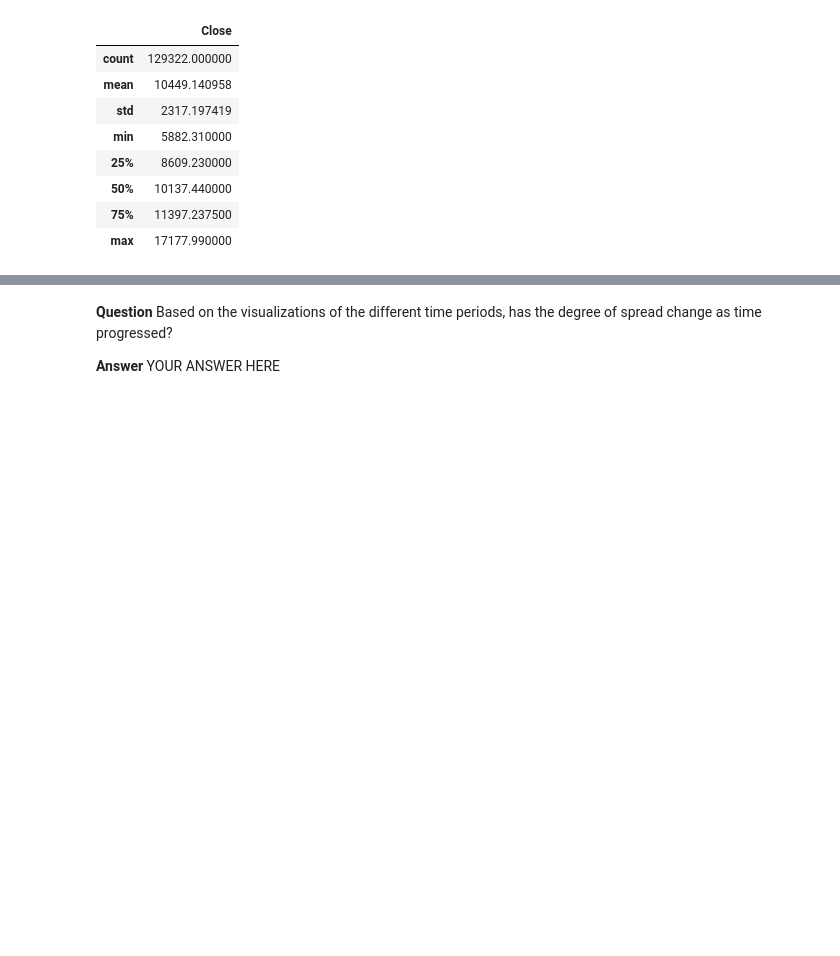
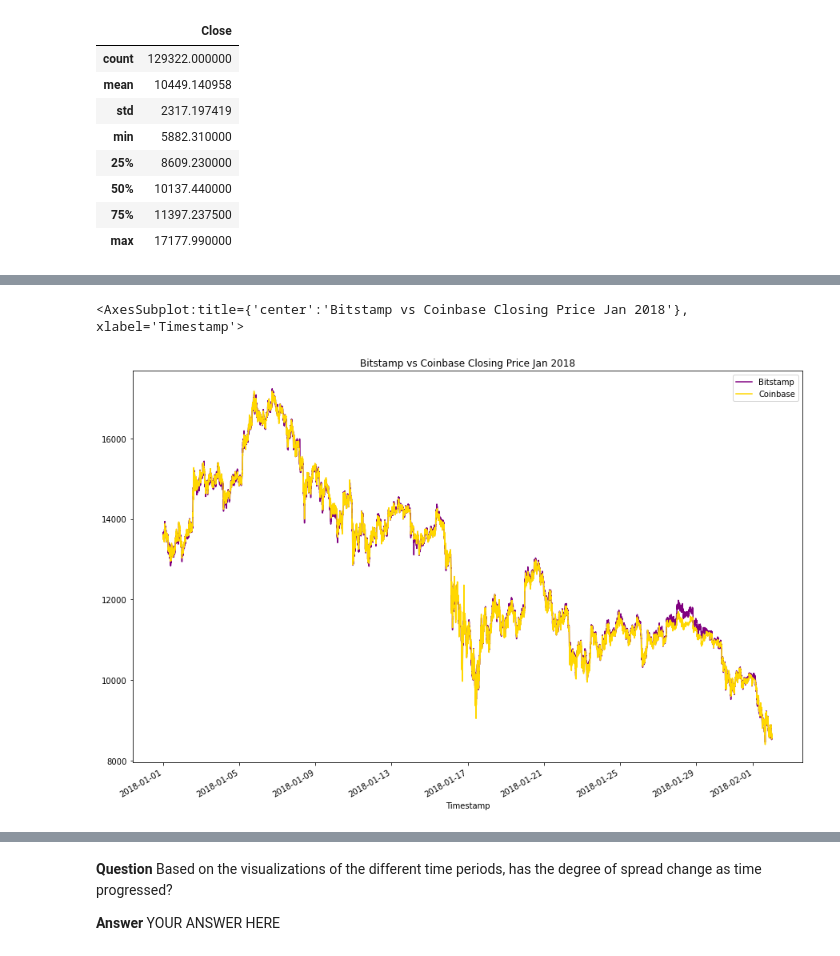
Before and after one commit to naomynaomy/module3challenge, a Jupyter notebook: Starter_Code/crypto_arbitrage.ipynb, the cells around one changed output, grey strips where cells are left out. Cells and saved outputs as stored; diff of their text form; code cells hidden in the pictures; blank space fills up the shorter version.

```diff
--- a/Starter_Code/crypto_arbitrage.ipynb
+++ b/Starter_Code/crypto_arbitrage.ipynb
@@ -301,8 +305,12 @@ coinbase_sliced["Close"].plot(legend=True,figsize=(15,10),title= "Coinbase Trans
 # %%
 # Using the loc and plot functions, create an overlay plot that visualizes
 # the price action of both DataFrames for a one month period early in the dataset
 # Be sure to include the parameters: legend, figure size, title, and color and label
-# YOUR CODE HERE
+bitstamp_sliced["Close"].loc["2018-01-01":"2018-02-01"].plot(legend=True,figsize=(15,10),title= "Bitstamp vs Coinbase Closing Price Jan 2018",color="purple", label="Bitstamp")
+coinbase_sliced["Close"].loc["2018-01-01":"2018-02-01"].plot(legend=True,figsize=(15,10),color="gold", label="Coinbase")
+# %% [output]
+<AxesSubplot:title={'center':'Bitstamp vs Coinbase Closing Price Jan 2018'}, xlabel='Timestamp'>
+[figure, added]
 # %%
 # Using the loc and plot functions, create an overlay plot that visualizes
 # the price action of both DataFrames for a one month period later in the dataset
```
Also changed, not shown: parts of 4 cells of this notebook.
